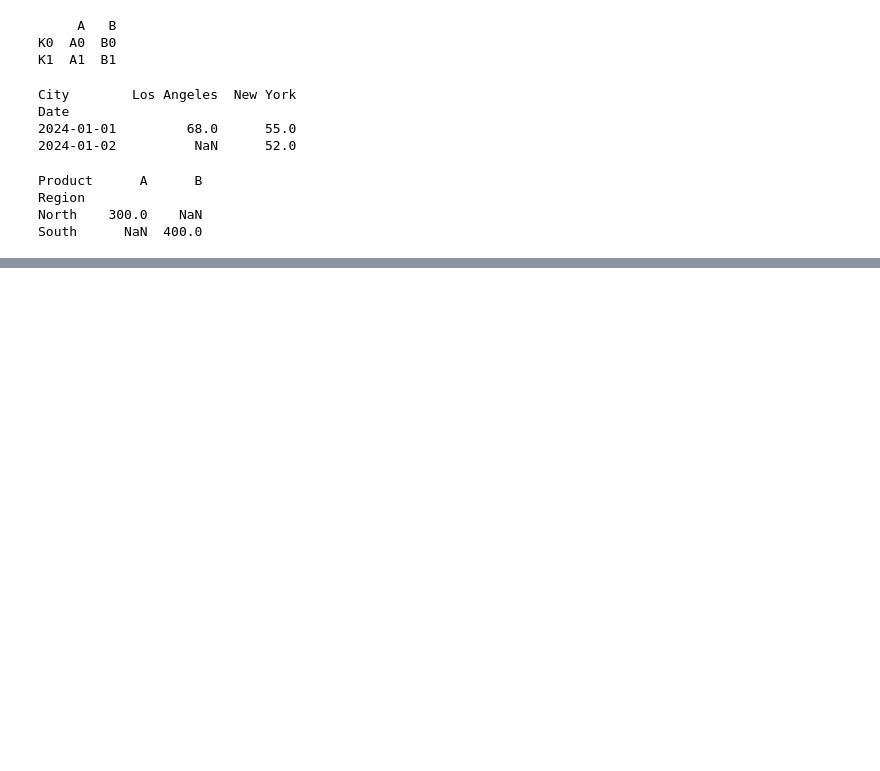
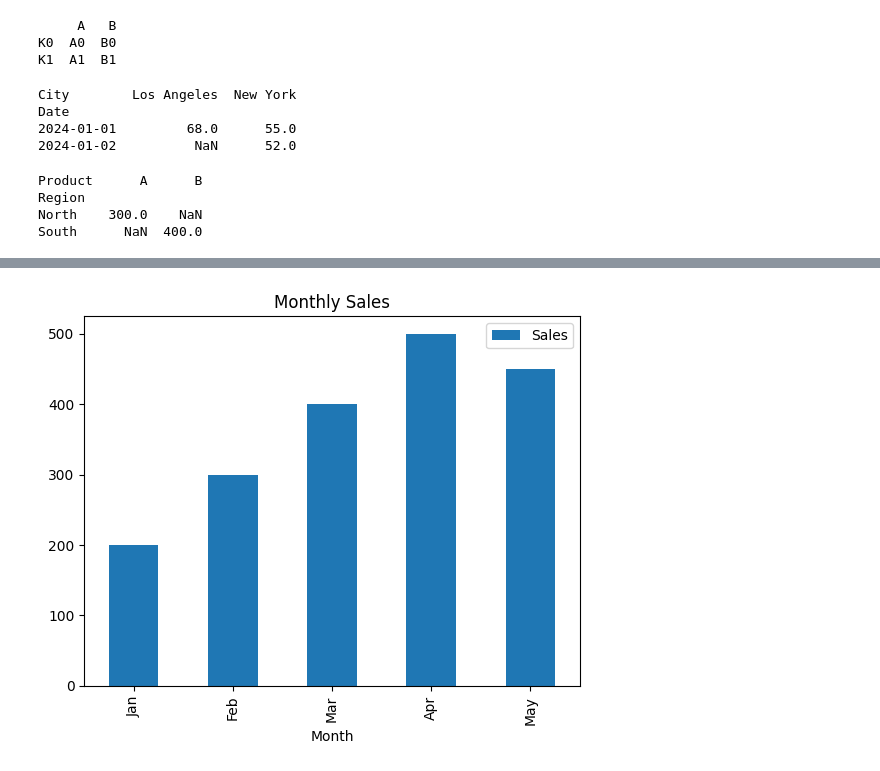
Before and after one commit to clachic00/data_analysis, a Jupyter notebook: pandas_exercise.ipynb, the cells around one changed output, grey strips where cells are left out. Cells and saved outputs as stored; diff of their text form; code cells hidden in the pictures; blank space fills up the shorter version.

```diff
--- a/pandas_exercise.ipynb
+++ b/pandas_exercise.ipynb
@@ -311,0 +601,6 @@ South      NaN  400.0
+# %%
+# 막대 그래프 그리기
+df.plot(x='Month', y='Sales', kind='bar', title='Monthly Sales')
+plt.show()
+# %% [output]
+[figure, added]
```
Also changed, not shown: parts of 39 cells of this notebook, 5 other files.
